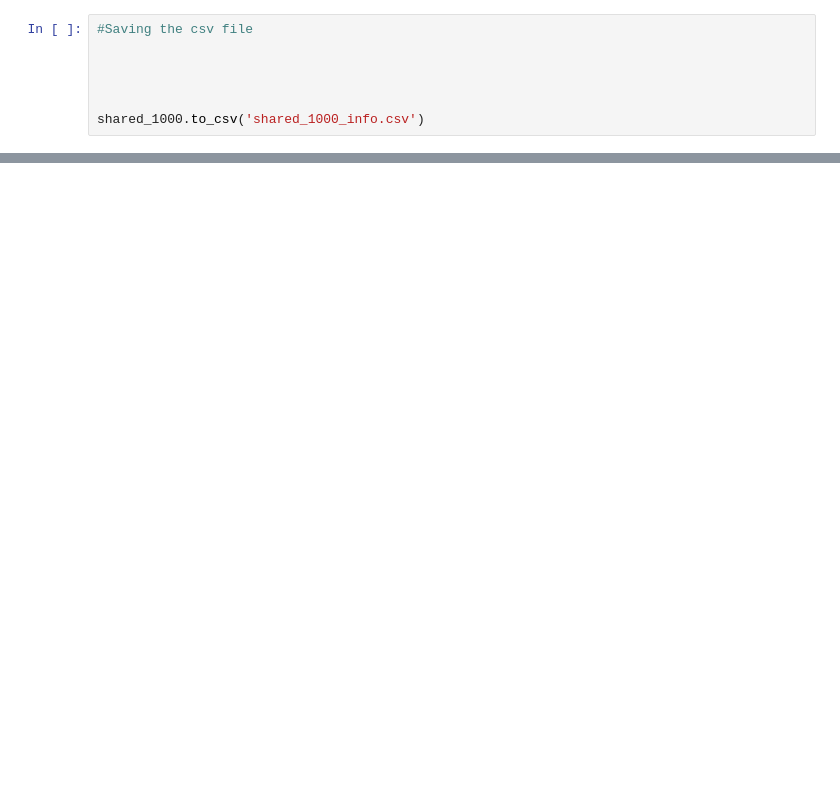
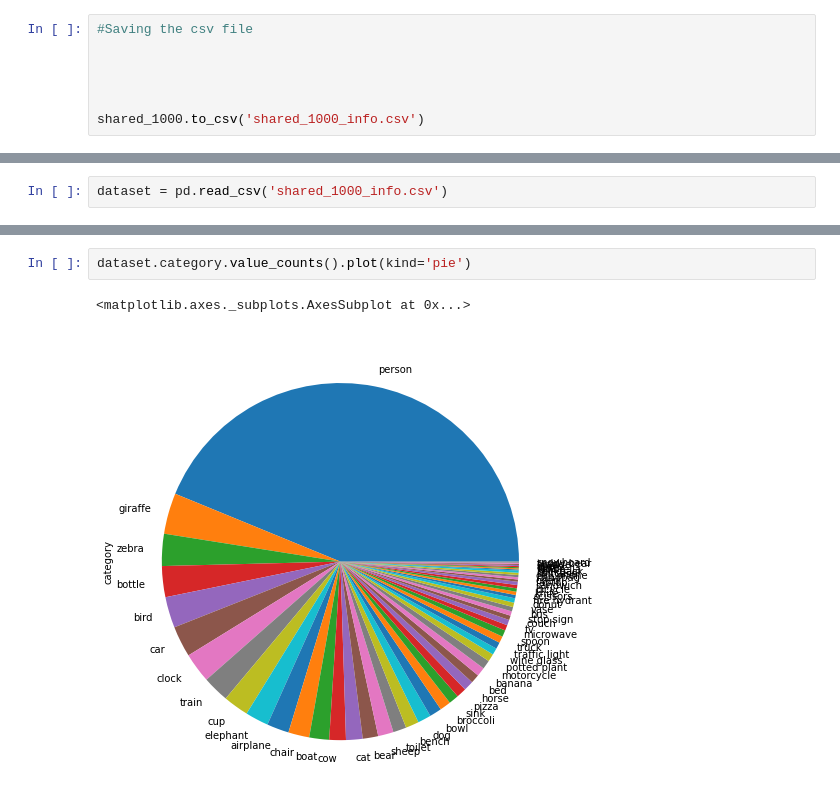
Before and after one commit to PalaashAgrawal/NSD_exploration, a Jupyter notebook: extract_shared1000.ipynb, the cells around one changed output, grey strips where cells are left out. Saved outputs shown, nothing was run; the diff lists cells and outputs as text; blank space fills up the shorter version.

```diff
--- a/extract_shared1000.ipynb
+++ b/extract_shared1000.ipynb
@@ -198,0 +211,2 @@ shared_1000.to_csv('shared_1000_info.csv')
+# %%
+dataset = pd.read_csv('shared_1000_info.csv')
@@ -198,0 +233,5 @@ shared_1000.to_csv('shared_1000_info.csv')
+# %%
+dataset.category.value_counts().plot(kind='pie')
+# %% [output]
+<matplotlib.axes._subplots.AxesSubplot at 0x...>
+[figure, added]
```
Also changed, not shown: parts of 15 cells of this notebook, 1 other file.
